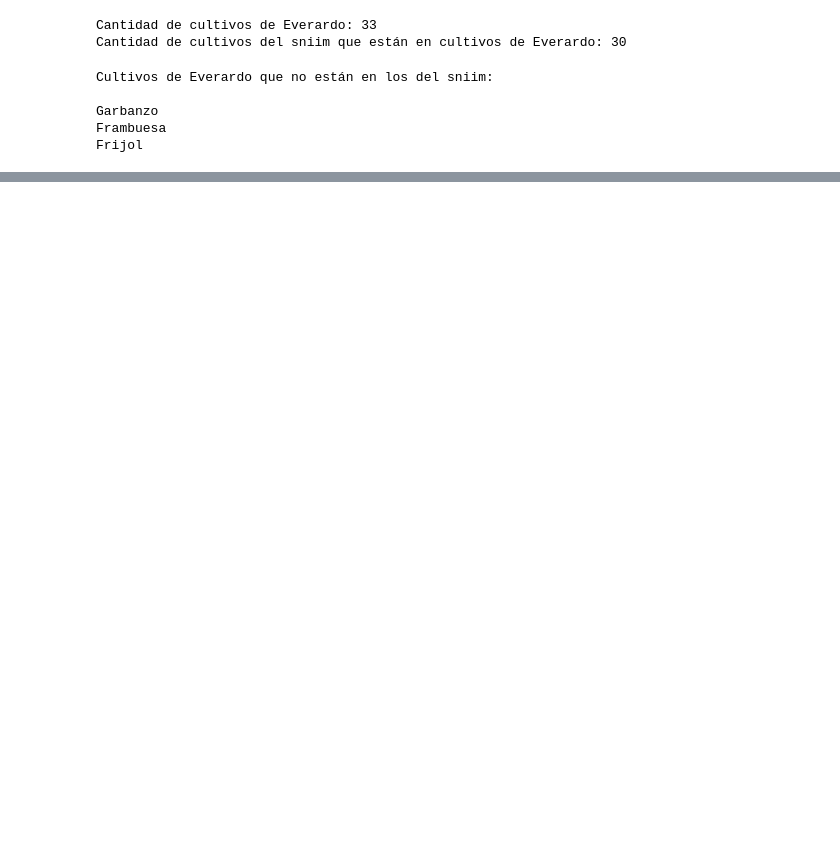
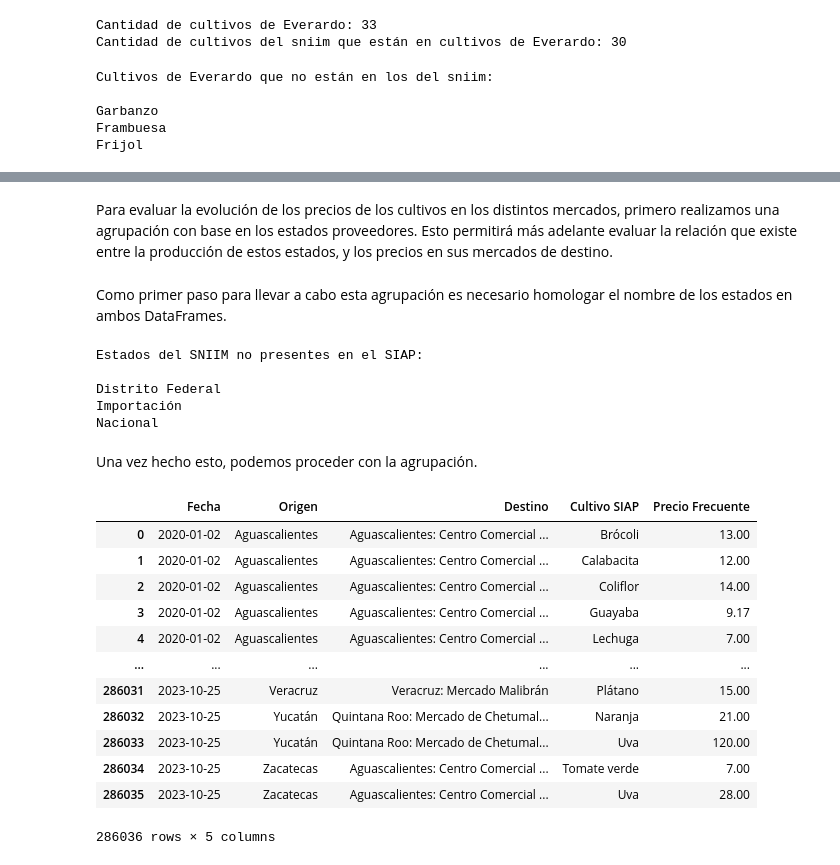
Before and after one commit to josemal98/Proyecto_Ing_Caract, a Jupyter notebook: Segunda_parte/Preparacion_de_datos.ipynb, the cells around one changed output, grey strips where cells are left out. Saved outputs shown, nothing was run; the diff lists cells and outputs as text; code cells hidden in the pictures; blank space fills up the shorter version.

```diff
--- a/Segunda_parte/Preparacion_de_datos.ipynb
+++ b/Segunda_parte/Preparacion_de_datos.ipynb
@@ -1094,10 +1111,10 @@ df_sniim.loc[condicion, 'Cultivo'] = 'Chile verde'
 Otro cultivo a tomar en cuenta son los Nopalitos que en el SNIIM vienen solamente como Nopal
 # %%
 # Seleccionar filas que cumplan con la condición
-condicion = df_sniim['Cultivo'].isin(['nopal grande_primera', 'nopal_primera'])
+condicion = df_sniim['Cultivo SIAP'].isin(['nopal grande_primera', 'nopal_primera'])
 
 # Modificar los valores en esas filas
-df_sniim.loc[condicion, 'Cultivo'] = 'Nopalitos'
+df_sniim.loc[condicion, 'Cultivo SIAP'] = 'Nopalitos'
 # %% [markdown]
 Ahora sí reemplazamos los nombres de cultivo conformados por una sola palabra
 # %%
@@ -1198,0 +1262,16 @@ interactive(children=(Dropdown(description='Select Year:', options=(2018, 2023),
+# %% [markdown]
+Para evaluar la evolución de los precios de los cultivos en los distintos mercados, primero realizamos una agrupación con base en los estados proveedores. Esto permitirá más adelante evaluar la relación que existe entre la producción de estos estados, y los precios en sus mercados de destino.
+# %% [markdown]
+Como primer paso para llevar a cabo esta agrupación es necesario homologar el nombre de los estados en ambos DataFrames.
+# %%
+# Evaluamos qué nombres de estado en el sniim no están en el siap
+print('Estados del SNIIM no presentes en el SIAP:\n')
+for estado_sniim in df_sniim['Origen'].unique():
+    if estado_sniim not in df_siap['Entidad'].unique():
+        print(estado_sniim)
+# %% [output]
+Estados del SNIIM no presentes en el SIAP:
+
+Distrito Federal
+Importación
+Nacional
@@ -1198,0 +1282,21 @@ interactive(children=(Dropdown(description='Select Year:', options=(2018, 2023),
+# %% [markdown]
+Una vez hecho esto, podemos proceder con la agrupación.
+# %%
+# Agrupar por Fecha, Origen, Destino y Cultivo SIAP
+# Calculamos el precio promedio de aquellos cultivos que compartan el mismo valor en todas las columnas
+prec_fecha_orig_dest  = df_sniim.groupby(['Fecha', 'Origen', 'Destino', 'Cultivo SIAP'])['Precio Frecuente'].mean().reset_index()
+prec_fecha_orig_dest
+# %% [output]
+|  | Fecha | Origen | Destino | Cultivo SIAP | Precio Frecuente |
+| 0 | 2020-01-02 | Aguascalientes | Aguascalientes: Centro Comercial ... | Brócoli | 13.00 |
+| 1 | 2020-01-02 | Aguascalientes | Aguascalientes: Centro Comercial ... | Calabacita | 12.00 |
+| 2 | 2020-01-02 | Aguascalientes | Aguascalientes: Centro Comercial ... | Coliflor | 14.00 |
+| 3 | 2020-01-02 | Aguascalientes | Aguascalientes: Centro Comercial ... | Guayaba | 9.17 |
+| 4 | 2020-01-02 | Aguascalientes | Aguascalientes: Centro Comercial ... | Lechuga | 7.00 |
+| ... | ... | ... | ... | ... | ... |
+| 286031 | 2023-10-25 | Veracruz | Veracruz: Mercado Malibrán | Plátano | 15.00 |
+| 286032 | 2023-10-25 | Yucatán | Quintana Roo: Mercado de Chetumal... | Naranja | 21.00 |
+| 286033 | 2023-10-25 | Yucatán | Quintana Roo: Mercado de Chetumal... | Uva | 120.00 |
+| 286034 | 2023-10-25 | Zacatecas | Aguascalientes: Centro Comercial ... | Tomate verde | 7.00 |
+| 286035 | 2023-10-25 | Zacatecas | Aguascalientes: Centro Comercial ... | Uva | 28.00 |
+286036 rows × 5 columns
```
Also changed, not shown: parts of 40 cells of this notebook.
